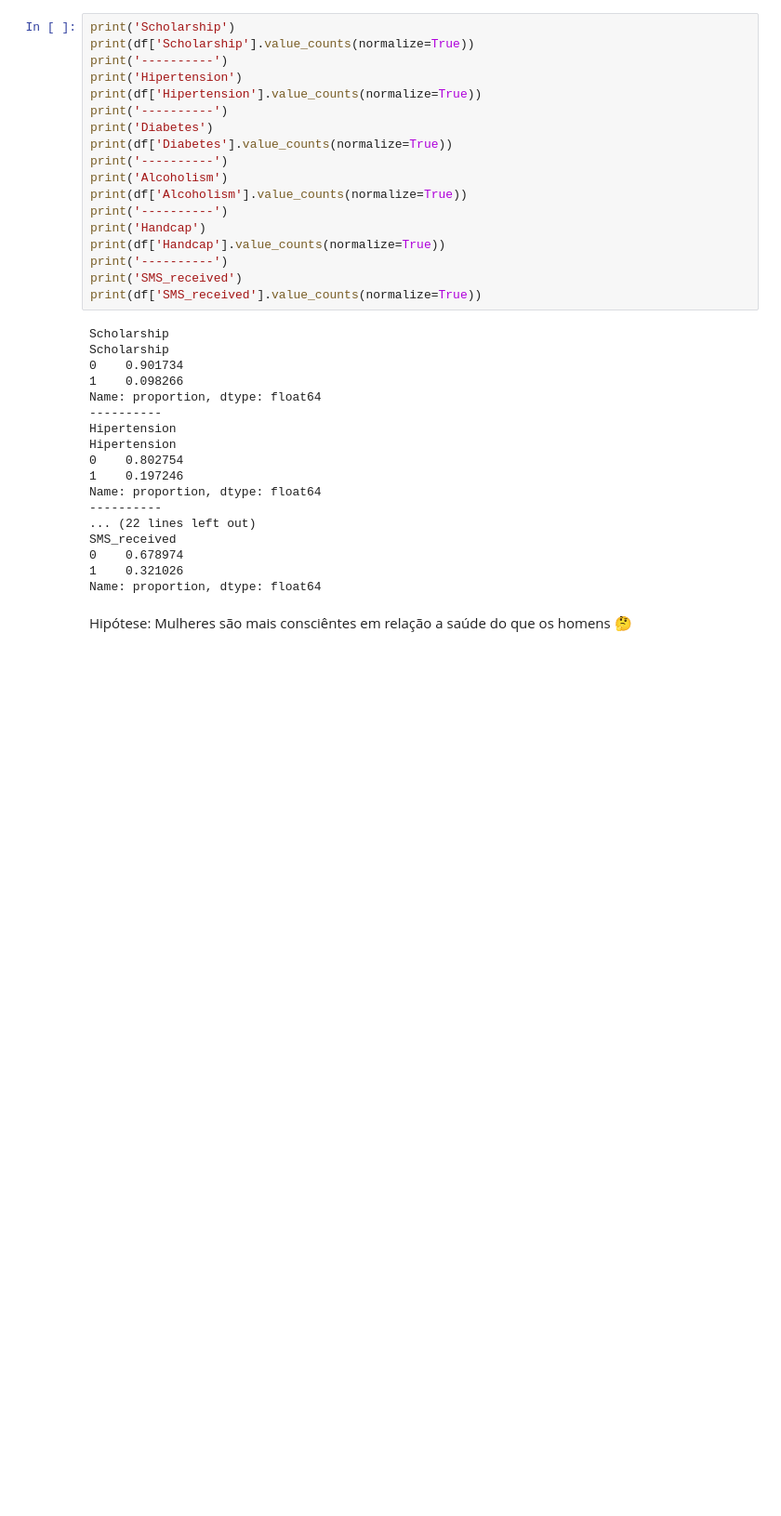
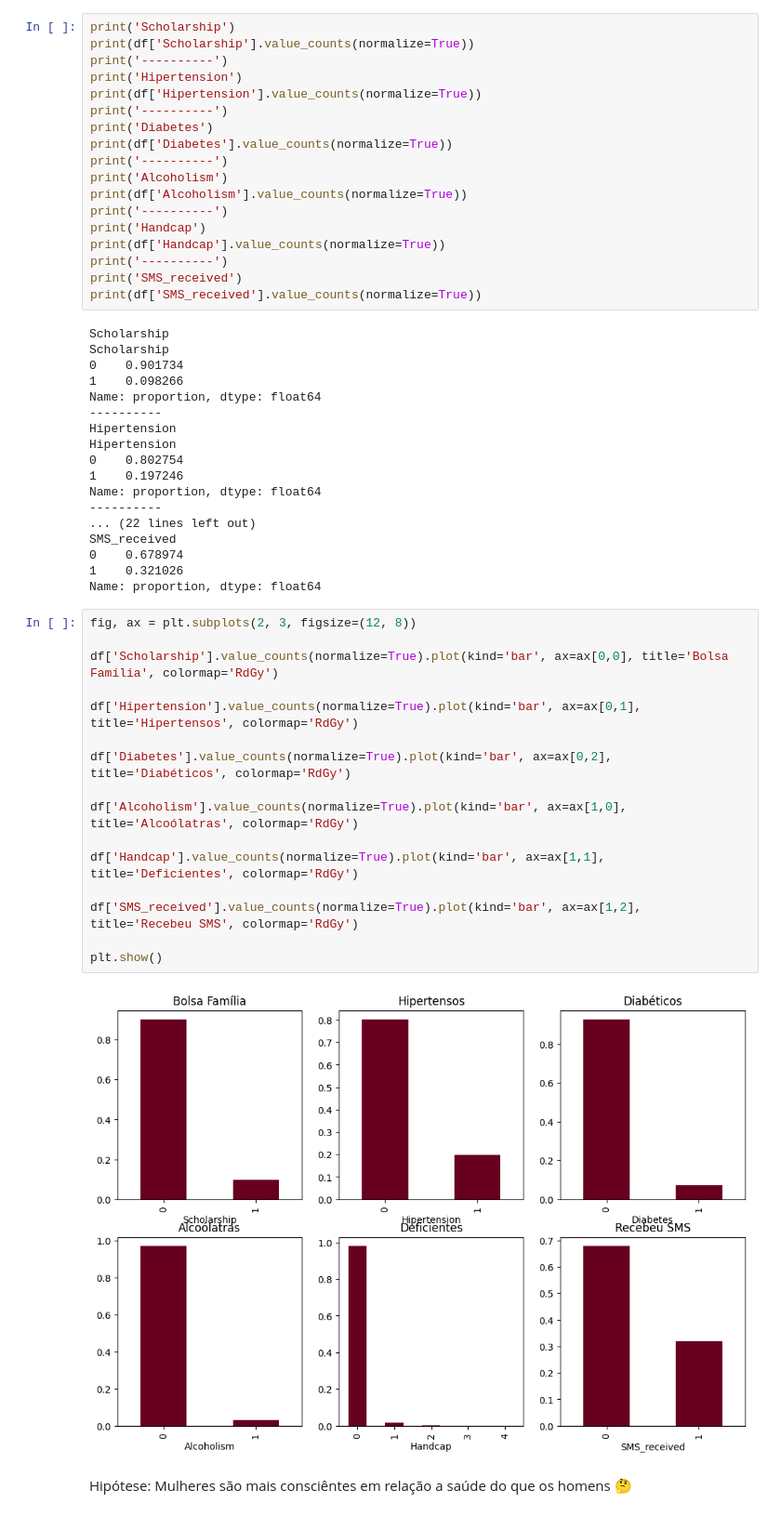
Before and after one commit to pedrofonsecapadilha/BeTechByBraskem, a Jupyter notebook: 07-MachineLearningII/ProjetoOrientado/ProjetoOrientado.ipynb, the cells around one changed output. Shown: that part at 93% size. Drawn from its saved outputs; the diff is of its cells as text; blank space fills up the shorter version.

```diff
--- a/07-MachineLearningII/ProjetoOrientado/ProjetoOrientado.ipynb
+++ b/07-MachineLearningII/ProjetoOrientado/ProjetoOrientado.ipynb
@@ -124,6 +124,24 @@ SMS_received
 0    0.678974
 1    0.321026
 Name: proportion, dtype: float64
+# %%
+fig, ax = plt.subplots(2, 3, figsize=(12, 8))
+
+df['Scholarship'].value_counts(normalize=True).plot(kind='bar', ax=ax[0,0], title='Bolsa Família', colormap='RdGy')
+
+df['Hipertension'].value_counts(normalize=True).plot(kind='bar', ax=ax[0,1], title='Hipertensos', colormap='RdGy')
+
+df['Diabetes'].value_counts(normalize=True).plot(kind='bar', ax=ax[0,2], title='Diabéticos', colormap='RdGy')
+
+df['Alcoholism'].value_counts(normalize=True).plot(kind='bar', ax=ax[1,0], title='Alcoólatras', colormap='RdGy')
+
+df['Handcap'].value_counts(normalize=True).plot(kind='bar', ax=ax[1,1], title='Deficientes', colormap='RdGy')
+
+df['SMS_received'].value_counts(normalize=True).plot(kind='bar', ax=ax[1,2], title='Recebeu SMS', colormap='RdGy')
+
+plt.show()
+# %% [output]
+[figure, added]
 # %% [markdown]
 Hipótese: Mulheres são mais consciêntes em relação a saúde do que os homens 🤔
 # %%
```
Also changed, not shown: parts of 43 cells of this notebook.
